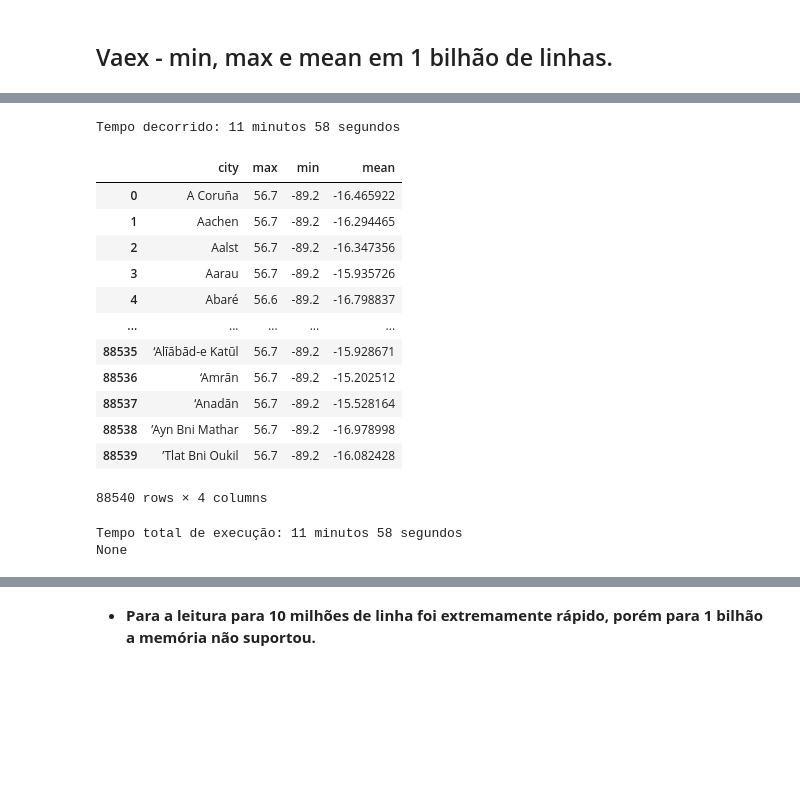
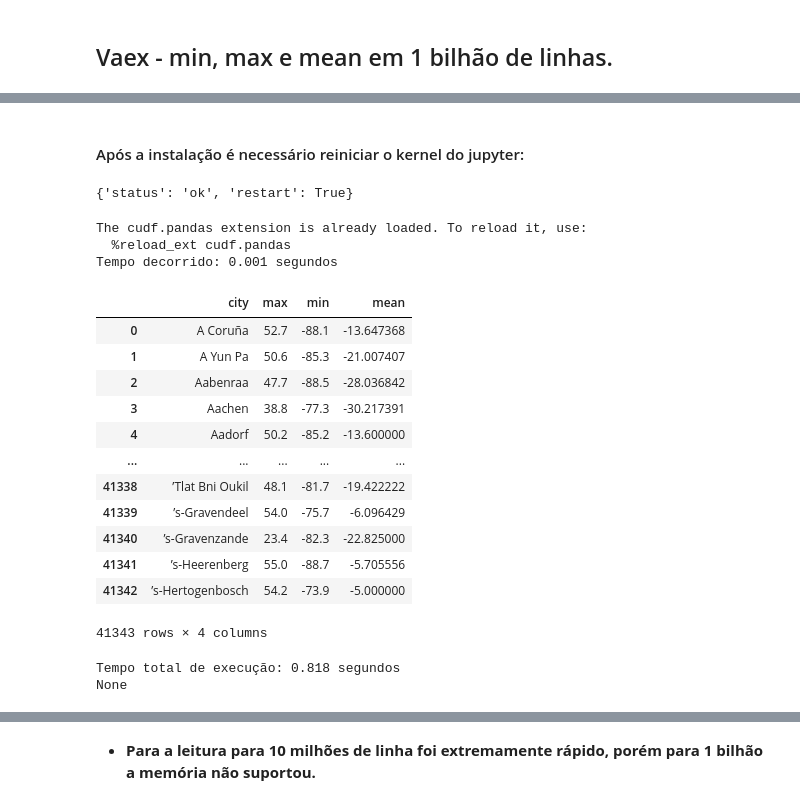
Before and after one commit to Jcnok/bootcamp-jornada-de-dados_2024, a Jupyter notebook: aula_05/aula_05.ipynb, the cells around one changed output, grey strips where cells are left out. Drawn from its saved outputs; the diff is of its cells as text; code cells hidden in the pictures; blank space fills up the shorter version.

Commit message:
update:jupyter notebook

```diff
--- a/aula_05/aula_05.ipynb
+++ b/aula_05/aula_05.ipynb
@@ -996,50 +1054,60 @@ Python 3.11.3
+# %% [markdown]
+#### Após a instalação é necessário reiniciar o kernel do jupyter:
+# %%
+#Reinicia o kernel jupyter
+get_ipython().kernel.do_shutdown(restart=True)
+# %% [output]
+{'status': 'ok', 'restart': True}
 # %%
 # CuDF_Pandas=> script para caluclar min, max e mean em um bilhão de linhas na GPU rtx 3060ti.
 # Necessário possuir uma GPU compativel e instalar o pacote RAPIDS da Nvidia.
 %load_ext cudf.pandas
 import pandas as pd
+from src.utils.decorators import timer_to_csv
 @timer_to_csv
 def cudf_pandas_df():
     # Defina o caminho para o seu arquivo CSV
-    file_path = "data/measurements.txt"
+    file_path = "data/measurements_pandas.txt"
 
     # Tamanho do chunk (você pode ajustar conforme necessário)
     chunk_size = 100_000_000  # por exemplo, 1 milhão de linhas por chunk
 
     # Inicialize um DataFrame vazio para armazenar os resultados
     results_df = pd.DataFrame()
 
     # Loop através do arquivo em chunks e calcule as estatísticas
     for chunk in pd.read_csv(file_path,sep=';', header=None, names=['city', 'temp'], chunksize=chunk_size):
         # Calcular as estatísticas por grupo
         grouped_stats = chunk.groupby('city').agg({'temp': ['max','min','mean']}).reset_index()
         # Concatenar os resultados ao DataFrame principal
         results_df = pd.concat([results_df, grouped_stats], ignore_index=True)
     # Removendo o level city
     results_df = results_df.droplevel(0,axis=1)
     # Renomeando o level 0 para city
     results_df.rename(columns={'':'city'}, inplace=True)
     # Fazendo o groupby geral.
     results_df.groupby('city').agg({ 'max':'max', 'min':'min', 'mean':'mean'}).round(2).sort_values('city')
     # Resultados finais
     return display(results_df)
 
 if __name__== "__main__":
     print(cudf_pandas_df())
 # %% [output]
-Tempo decorrido: 11 minutos 58 segundos
+The cudf.pandas extension is already loaded. To reload it, use:
+  %reload_ext cudf.pandas
+Tempo decorrido: 0.001 segundos
 |  | city | max | min | mean |
-| 0 | A Coruña | 56.7 | -89.2 | -16.465922 |
-| 1 | Aachen | 56.7 | -89.2 | -16.294465 |
-| 2 | Aalst | 56.7 | -89.2 | -16.347356 |
-| 3 | Aarau | 56.7 | -89.2 | -15.935726 |
-| 4 | Abaré | 56.6 | -89.2 | -16.798837 |
+| 0 | A Coruña | 52.7 | -88.1 | -13.647368 |
+| 1 | A Yun Pa | 50.6 | -85.3 | -21.007407 |
+| 2 | Aabenraa | 47.7 | -88.5 | -28.036842 |
+| 3 | Aachen | 38.8 | -77.3 | -30.217391 |
+| 4 | Aadorf | 50.2 | -85.2 | -13.600000 |
 | ... | ... | ... | ... | ... |
-| 88535 | ‘Alīābād-e Katūl | 56.7 | -89.2 | -15.928671 |
-| 88536 | ‘Amrān | 56.7 | -89.2 | -15.202512 |
-| 88537 | ‘Anadān | 56.7 | -89.2 | -15.528164 |
-| 88538 | ’Ayn Bni Mathar | 56.7 | -89.2 | -16.978998 |
-| 88539 | ’Tlat Bni Oukil | 56.7 | -89.2 | -16.082428 |
+| 41338 | ’Tlat Bni Oukil | 48.1 | -81.7 | -19.422222 |
+| 41339 | ’s-Gravendeel | 54.0 | -75.7 | -6.096429 |
+| 41340 | ’s-Gravenzande | 23.4 | -82.3 | -22.825000 |
+| 41341 | ’s-Heerenberg | 55.0 | -88.7 | -5.705556 |
+| 41342 | ’s-Hertogenbosch | 54.2 | -73.9 | -5.000000 |
-88540 rows × 4 columns
+41343 rows × 4 columns
-Tempo total de execução: 11 minutos 58 segundos
+Tempo total de execução: 0.818 segundos
 None
```
Also changed, not shown: parts of 185 cells of this notebook.
